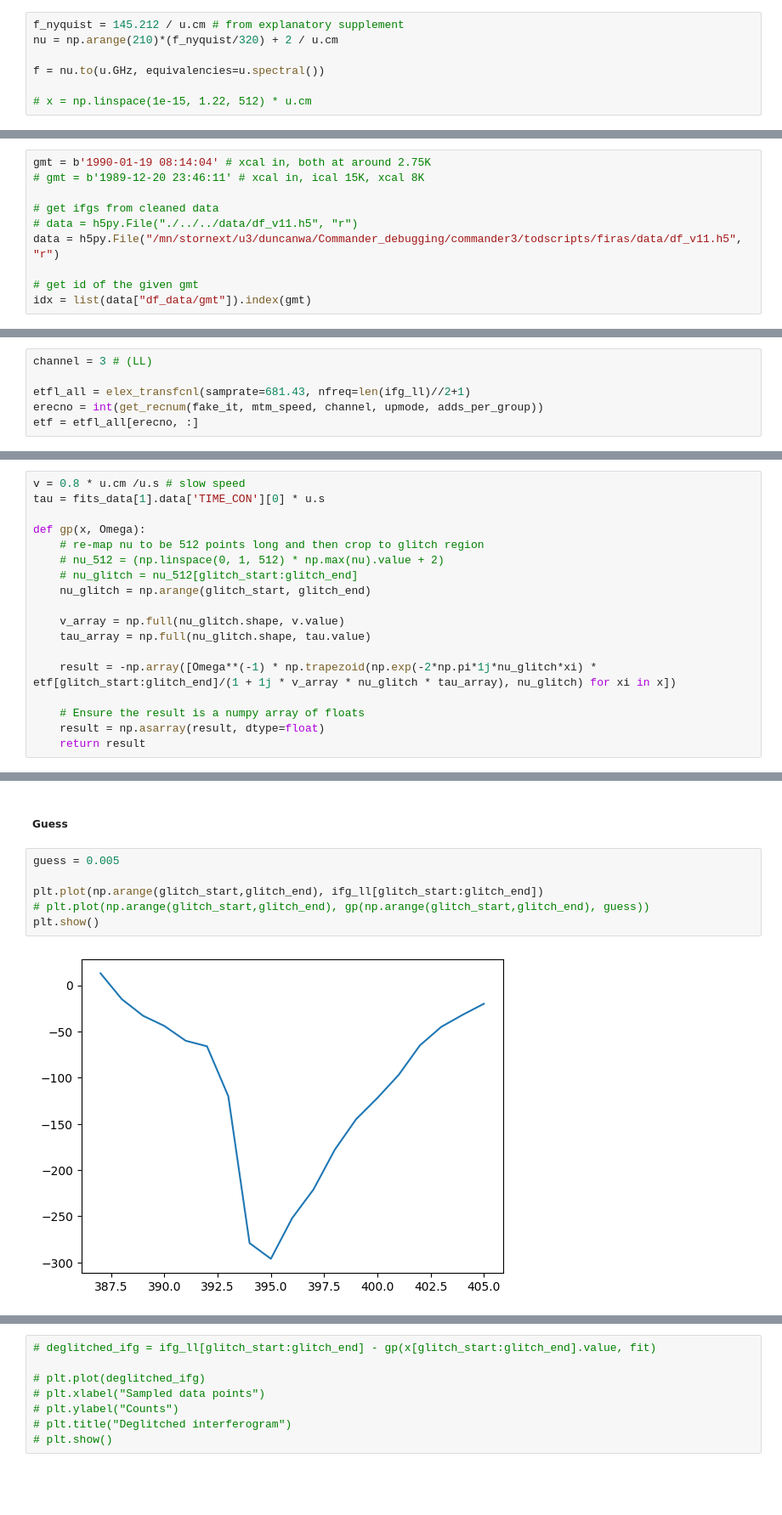
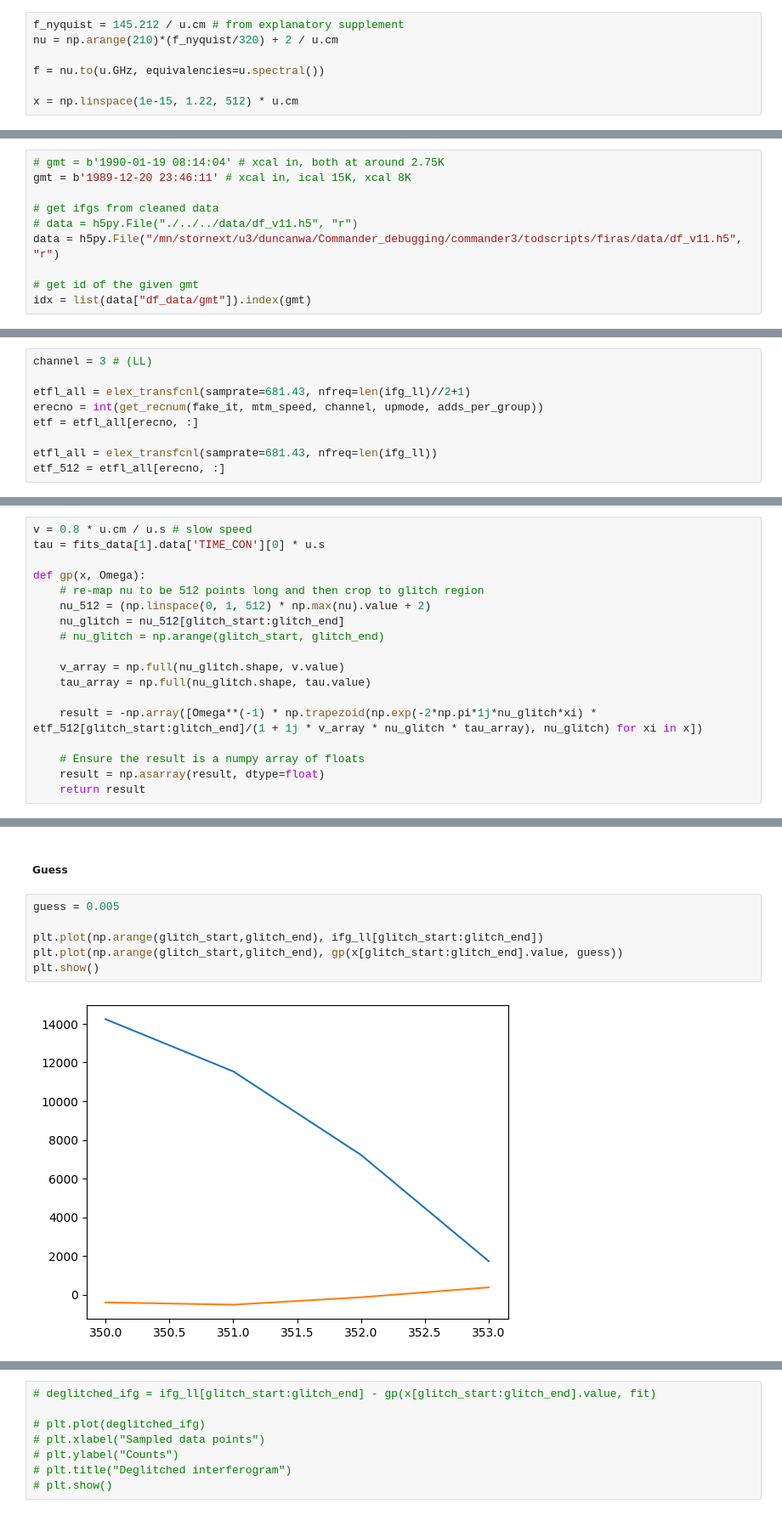
Before and after one commit to Cosmoglobe/FIRAS-Pass5, a Jupyter notebook: commander3/todscripts/firas/src/eda/produce_spectra.ipynb, the cells around one changed output, grey strips where cells are left out. Shown at 85% size. Saved outputs shown, nothing was run; the diff lists cells and outputs as text; blank space fills up the shorter version.

```diff
--- a/commander3/todscripts/firas/src/eda/produce_spectra.ipynb
+++ b/commander3/todscripts/firas/src/eda/produce_spectra.ipynb
@@ -24,4 +24,4 @@ nu = np.arange(210)*(f_nyquist/320) + 2 / u.cm
 
 f = nu.to(u.GHz, equivalencies=u.spectral())
 
-# x = np.linspace(1e-15, 1.22, 512) * u.cm
+x = np.linspace(1e-15, 1.22, 512) * u.cm
@@ -32,8 +28,8 @@ f = nu.to(u.GHz, equivalencies=u.spectral())
 # %% [markdown]
 Get interferograms
 # %%
-gmt = b'1990-01-19 08:14:04' # xcal in, both at around 2.75K
-# gmt = b'1989-12-20 23:46:11' # xcal in, ical 15K, xcal 8K
+# gmt = b'1990-01-19 08:14:04' # xcal in, both at around 2.75K
+gmt = b'1989-12-20 23:46:11' # xcal in, ical 15K, xcal 8K
 
 # get ifgs from cleaned data
 # data = h5py.File("./../../data/df_v11.h5", "r")
@@ -212,6 +204,9 @@ channel = 3 # (LL)
 etfl_all = elex_transfcnl(samprate=681.43, nfreq=len(ifg_ll)//2+1)
 erecno = int(get_recnum(fake_it, mtm_speed, channel, upmode, adds_per_group))
 etf = etfl_all[erecno, :]
+
+etfl_all = elex_transfcnl(samprate=681.43, nfreq=len(ifg_ll))
+etf_512 = etfl_all[erecno, :]
 # %% [markdown]
 #### FITS data
 # %%
@@ -219,19 +214,19 @@ fits_data = fits.open('./../../reference/FIRAS_CALIBRATION_MODEL_LLSS.FITS')
 # %% [markdown]
 #### Glitch profile
 # %%
-v = 0.8 * u.cm /u.s # slow speed
+v = 0.8 * u.cm / u.s # slow speed
 tau = fits_data[1].data['TIME_CON'][0] * u.s
 
 def gp(x, Omega):
     # re-map nu to be 512 points long and then crop to glitch region
-    # nu_512 = (np.linspace(0, 1, 512) * np.max(nu).value + 2)
-    # nu_glitch = nu_512[glitch_start:glitch_end]
-    nu_glitch = np.arange(glitch_start, glitch_end)
+    nu_512 = (np.linspace(0, 1, 512) * np.max(nu).value + 2)
+    nu_glitch = nu_512[glitch_start:glitch_end]
+    # nu_glitch = np.arange(glitch_start, glitch_end)
 
     v_array = np.full(nu_glitch.shape, v.value)
     tau_array = np.full(nu_glitch.shape, tau.value)
 
-    result = -np.array([Omega**(-1) * np.trapezoid(np.exp(-2*np.pi*1j*nu_glitch*xi) * etf[glitch_start:glitch_end]/(1 + 1j * v_array * nu_glitch * tau_array), nu_glitch) for xi in x])
+    result = -np.array([Omega**(-1) * np.trapezoid(np.exp(-2*np.pi*1j*nu_glitch*xi) * etf_512[glitch_start:glitch_end]/(1 + 1j * v_array * nu_glitch * tau_array), nu_glitch) for xi in x])
 
     # Ensure the result is a numpy array of floats
     result = np.asarray(result, dtype=float)
@@ -243,8 +238,8 @@ def gp(x, Omega):
 # %%
 guess = 0.005
 
 plt.plot(np.arange(glitch_start,glitch_end), ifg_ll[glitch_start:glitch_end])
-# plt.plot(np.arange(glitch_start,glitch_end), gp(np.arange(glitch_start,glitch_end), guess))
+plt.plot(np.arange(glitch_start,glitch_end), gp(x[glitch_start:glitch_end].value, guess))
 plt.show()
 # %% [output]
-[figure, old version]
+[figure, new version]
```
Also changed, not shown: parts of 28 cells of this notebook, 1 other file.
